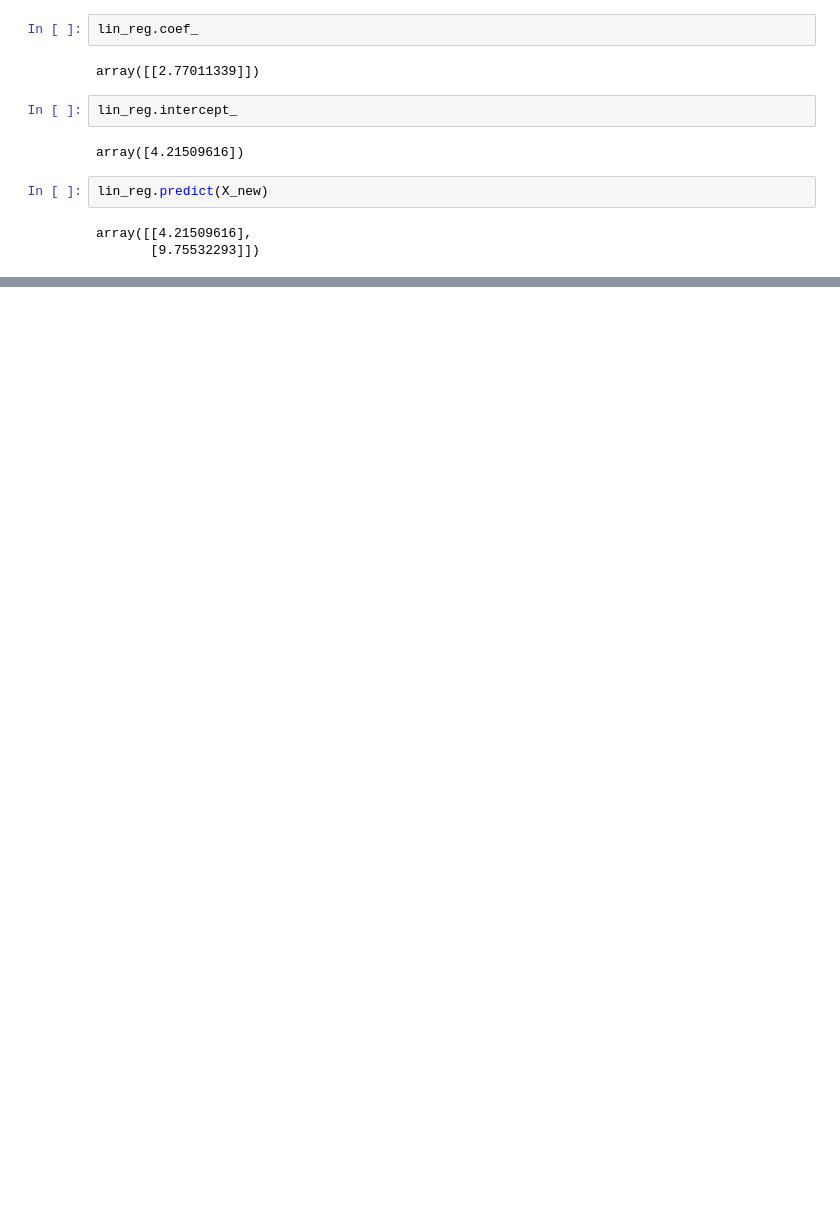
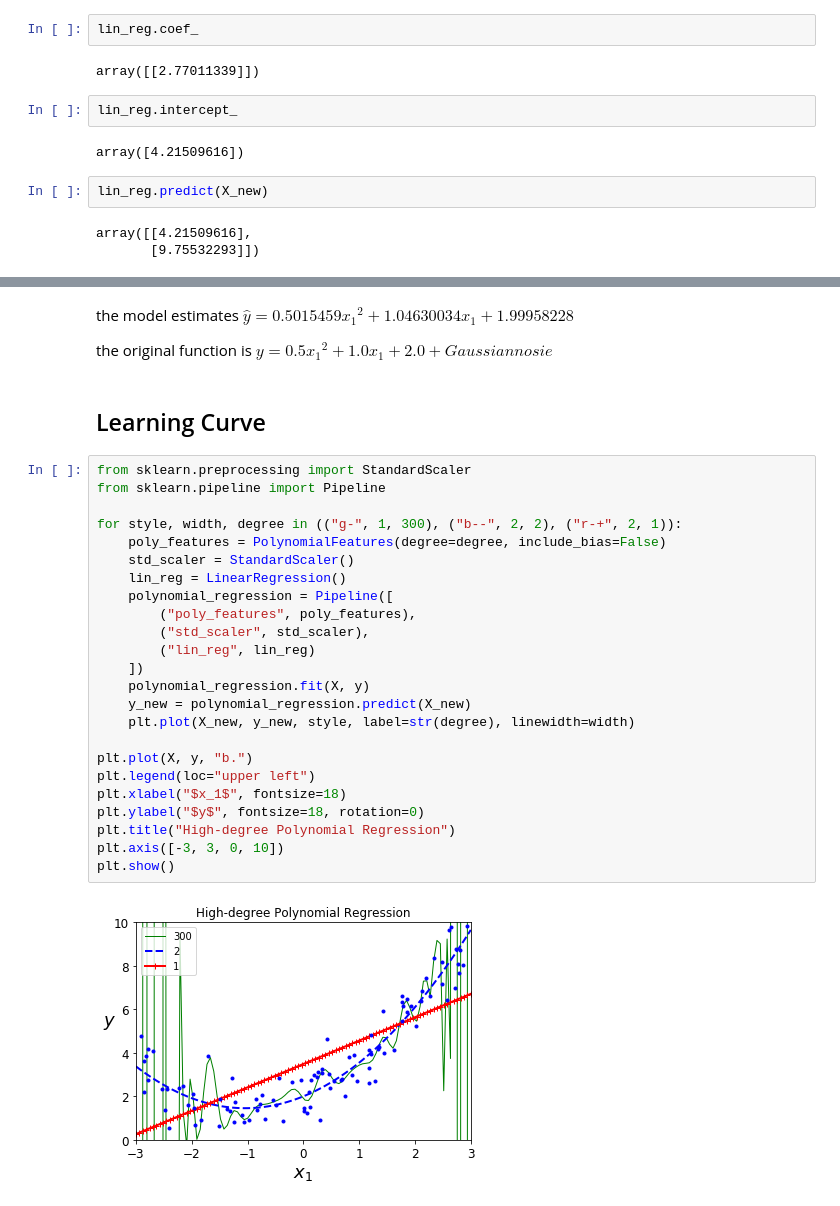
Before and after one commit to libingallin/Handson_ML, a Jupyter notebook: ch4_training_linear_models.ipynb, the cells around one changed output, grey strips where cells are left out. Cells and saved outputs as stored; diff of their text form; blank space fills up the shorter version.

```diff
--- a/ch4_training_linear_models.ipynb
+++ b/ch4_training_linear_models.ipynb
@@ -163,0 +239,32 @@ The
+# %% [markdown]
+the model estimates $\hat y =0.5015459 {x_1}^2+1.04630034x_1+1.99958228$
+
+the original function is $y=0.5{x_1}^2+1.0x_1+2.0+Gaussian nosie$
+# %% [markdown]
+## Learning Curve
+# %%
+from sklearn.preprocessing import StandardScaler
+from sklearn.pipeline import Pipeline
+
+for style, width, degree in (("g-", 1, 300), ("b--", 2, 2), ("r-+", 2, 1)):
+    poly_features = PolynomialFeatures(degree=degree, include_bias=False)
+    std_scaler = StandardScaler()
+    lin_reg = LinearRegression()
+    polynomial_regression = Pipeline([
+        ("poly_features", poly_features),
+        ("std_scaler", std_scaler),
+        ("lin_reg", lin_reg)
+    ])
+    polynomial_regression.fit(X, y)
+    y_new = polynomial_regression.predict(X_new)
+    plt.plot(X_new, y_new, style, label=str(degree), linewidth=width)
+
+plt.plot(X, y, "b.")
+plt.legend(loc="upper left")
+plt.xlabel("$x_1$", fontsize=18)
+plt.ylabel("$y$", fontsize=18, rotation=0)
+plt.title("High-degree Polynomial Regression")
+plt.axis([-3, 3, 0, 10])
+plt.show()
+# %% [output]
+[figure, added]
```
Also changed, not shown: parts of 16 cells of this notebook.
